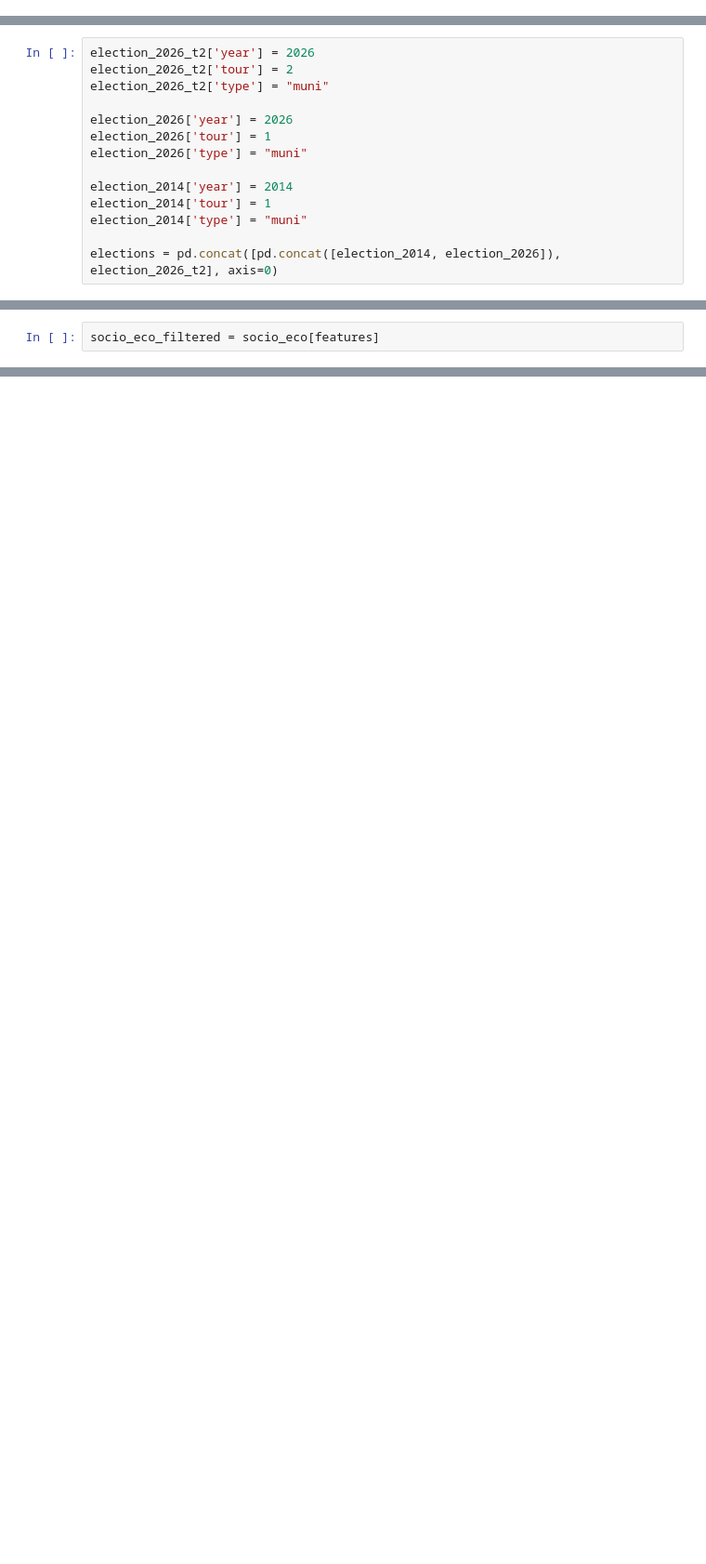
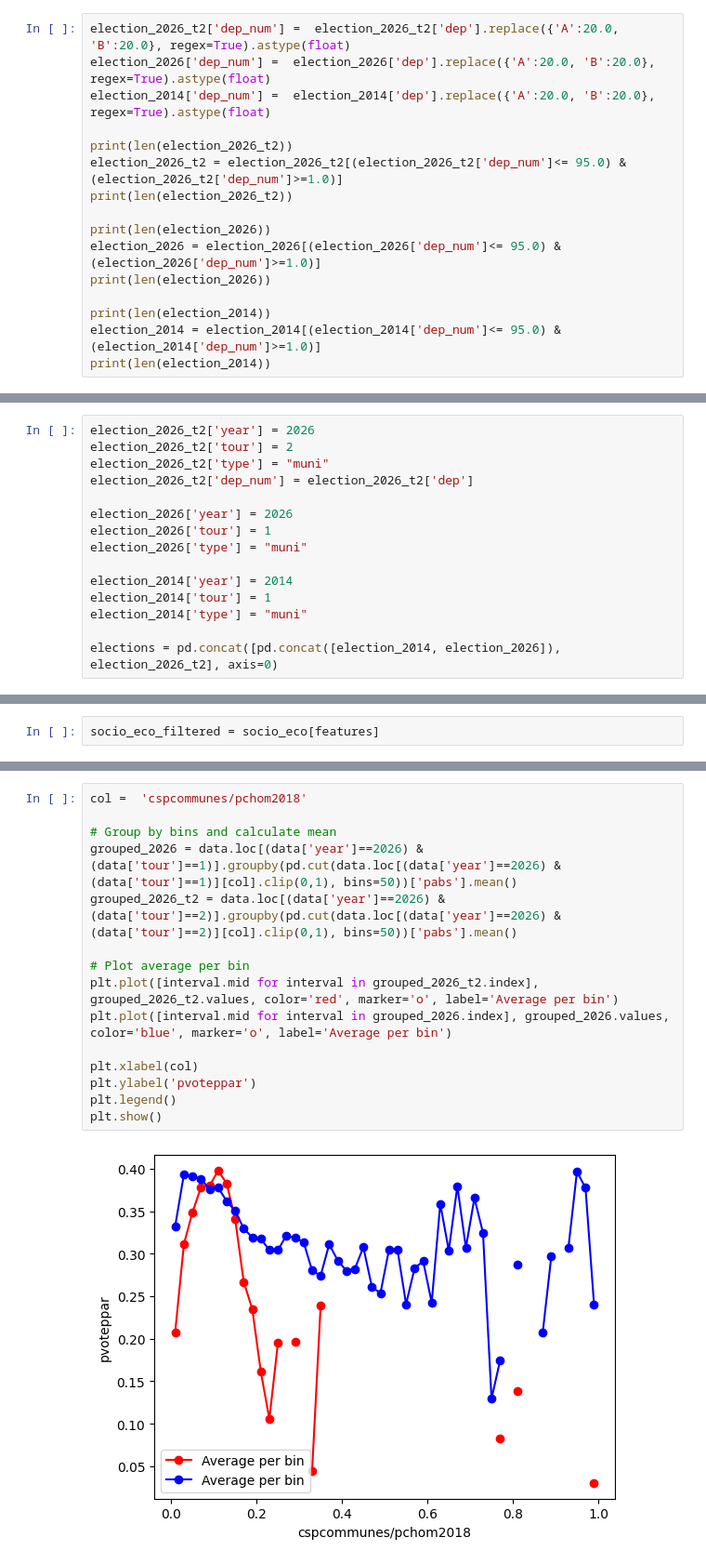
Before and after one commit to artmanceau/electera, a Jupyter notebook: notebooks/experiments/challenge_open_data.ipynb, the cells around one changed output, grey strips where cells are left out. Shown at 93% size. Saved outputs shown, nothing was run; the diff lists cells and outputs as text; blank space fills up the shorter version.

```diff
--- a/notebooks/experiments/challenge_open_data.ipynb
+++ b/notebooks/experiments/challenge_open_data.ipynb
@@ -41,0 +42,16 @@ election_2014 = DataLoader().load_dataset('s3://arthurmanceau/election_modeling_
+# %%
+election_2026_t2['dep_num'] =  election_2026_t2['dep'].replace({'A':20.0, 'B':20.0}, regex=True).astype(float)
+election_2026['dep_num'] =  election_2026['dep'].replace({'A':20.0, 'B':20.0}, regex=True).astype(float)
+election_2014['dep_num'] =  election_2014['dep'].replace({'A':20.0, 'B':20.0}, regex=True).astype(float)
+
+print(len(election_2026_t2))
+election_2026_t2 = election_2026_t2[(election_2026_t2['dep_num']<= 95.0) & (election_2026_t2['dep_num']>=1.0)]
+print(len(election_2026_t2))
+
+print(len(election_2026))
+election_2026 = election_2026[(election_2026['dep_num']<= 95.0) & (election_2026['dep_num']>=1.0)]
+print(len(election_2026))
+
+print(len(election_2014))
+election_2014 = election_2014[(election_2014['dep_num']<= 95.0) & (election_2014['dep_num']>=1.0)]
+print(len(election_2014))
@@ -43,6 +66,7 @@ election_2014 = DataLoader().load_dataset('s3://arthurmanceau/election_modeling_
 election_2026_t2['year'] = 2026
 election_2026_t2['tour'] = 2
 election_2026_t2['type'] = "muni"
+election_2026_t2['dep_num'] = election_2026_t2['dep']
 
 election_2026['year'] = 2026
 election_2026['tour'] = 1
@@ -102,0 +128,17 @@ data
+# %%
+col =  'cspcommunes/pchom2018'
+
+# Group by bins and calculate mean
+grouped_2026 = data.loc[(data['year']==2026) & (data['tour']==1)].groupby(pd.cut(data.loc[(data['year']==2026) & (data['tour']==1)][col].clip(0,1), bins=50))['pabs'].mean()
+grouped_2026_t2 = data.loc[(data['year']==2026) & (data['tour']==2)].groupby(pd.cut(data.loc[(data['year']==2026) & (data['tour']==2)][col].clip(0,1), bins=50))['pabs'].mean()
+
+# Plot average per bin
+plt.plot([interval.mid for interval in grouped_2026_t2.index], grouped_2026_t2.values, color='red', marker='o', label='Average per bin')
+plt.plot([interval.mid for interval in grouped_2026.index], grouped_2026.values, color='blue', marker='o', label='Average per bin')
+
+plt.xlabel(col)
+plt.ylabel('pvoteppar')
+plt.legend()
+plt.show()
+# %% [output]
+[figure, added]
```
Also changed, not shown: parts of 5 cells of this notebook.
